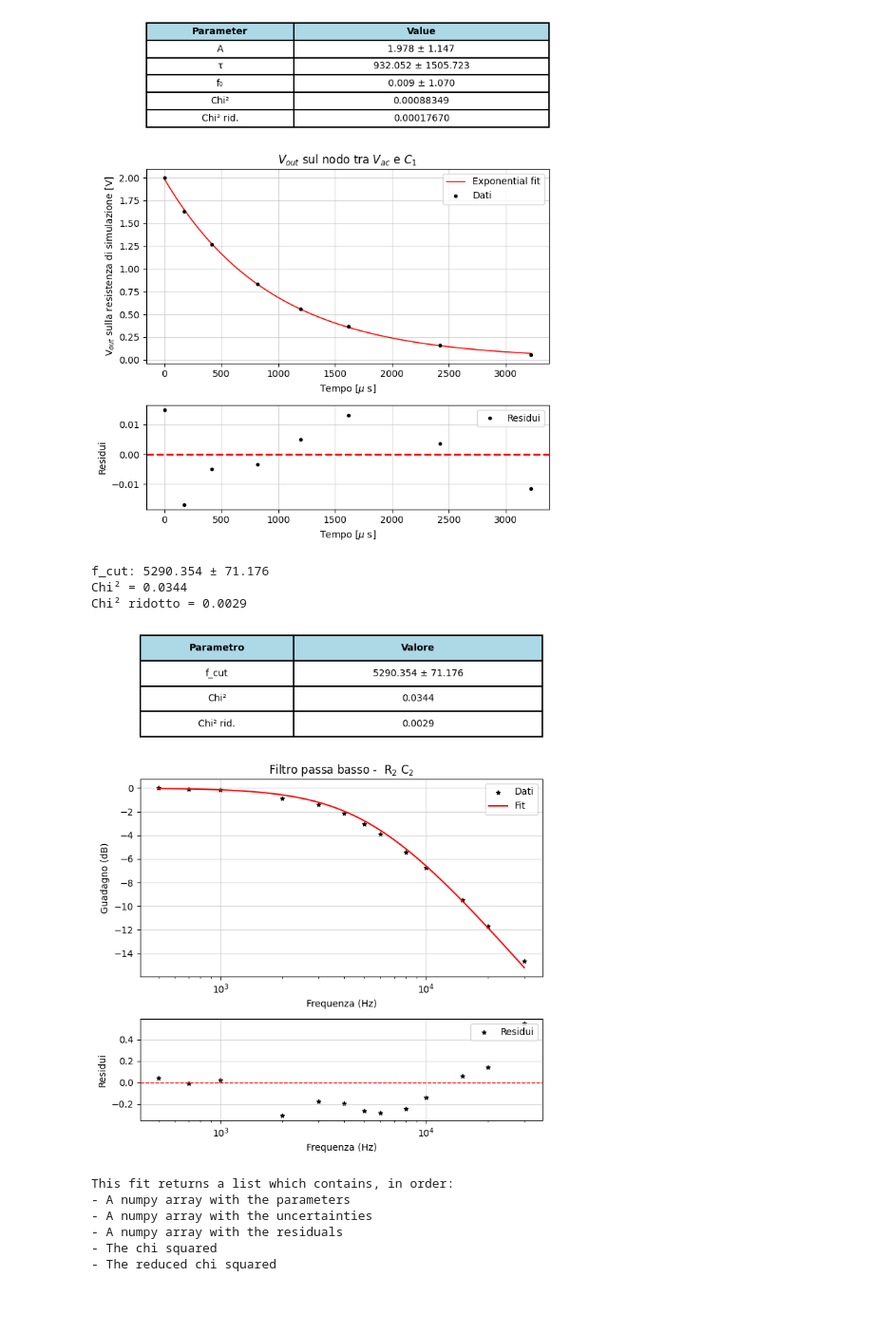
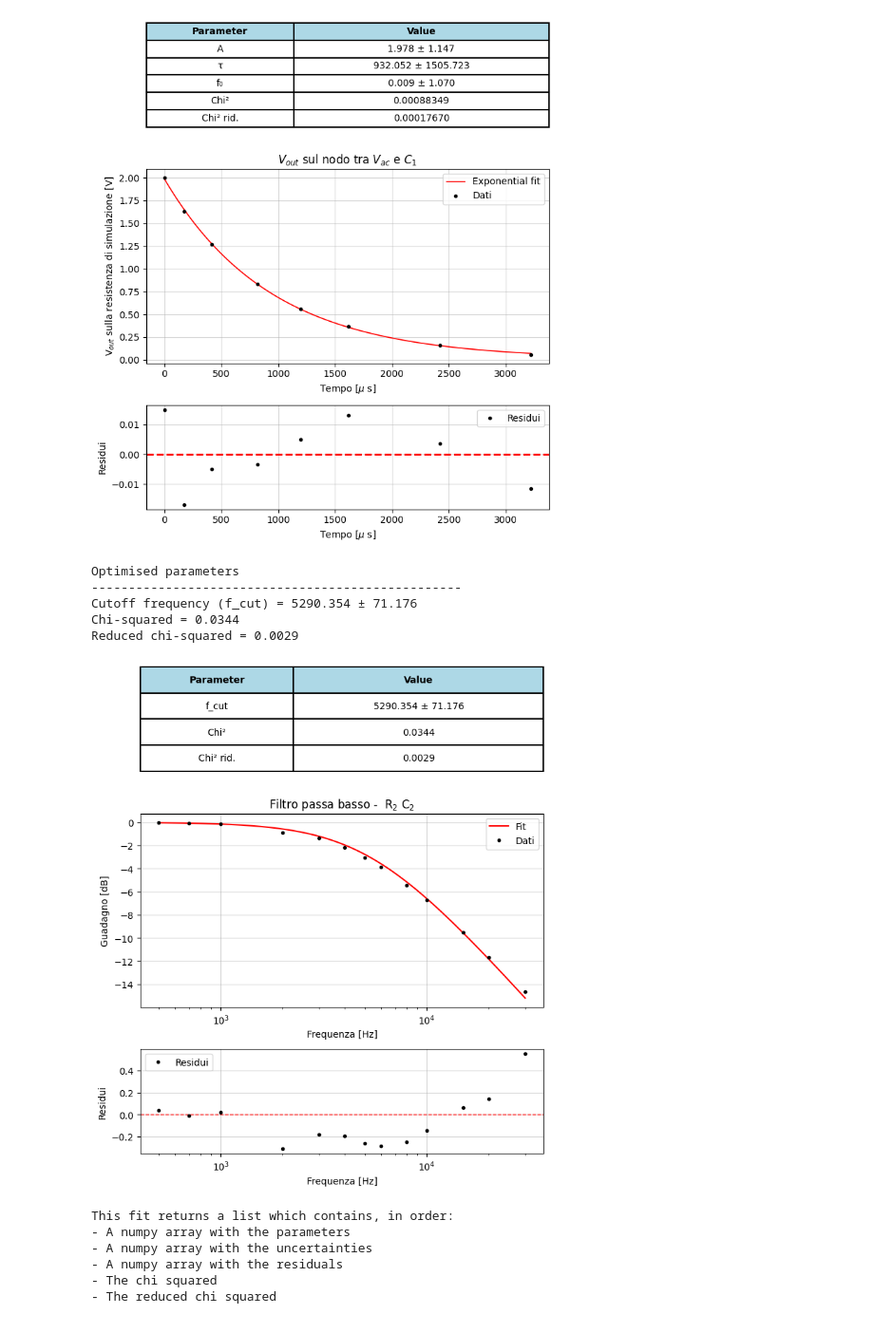
Before and after one commit to b3n3d3tt4/ultrasound, a Jupyter notebook: analisi_catena.ipynb, the cells around one changed output. Shown at 95% size. Saved outputs shown, nothing was run; the diff lists cells and outputs as text; code cells hidden in the pictures.

```diff
--- a/analisi_catena.ipynb
+++ b/analisi_catena.ipynb
@@ -44,12 +50,15 @@ Chi-squared = 0.0008834851009368481
 Reduced Chi-squared = 0.00017669702018736962
 [figure]
 # %%
-bassoR2C2 = bf.bode("r2c2.txt", tipo="basso", titolo=r'Filtro passa basso -  R$_2$ C$_2$', plot=True)
+freq2, vin2, vout2 = np.loadtxt("r2c2.txt", unpack=True, skiprows=1)
+bassoR2C2 = bf.bode(freq2, vin2, vout2, tipo="low", titolo=r'Filtro passa basso -  R$_2$ C$_2$', plot=True, save=True)
 # %% [output]
-f_cut: 5290.354 ± 71.176
-Chi² = 0.0344
-Chi² ridotto = 0.0029
+Optimised parameters
+--------------------------------------------------
+Cutoff frequency (f_cut) = 5290.354 ± 71.176
+Chi-squared = 0.0344
+Reduced chi-squared = 0.0029
-[figure, old version]
+[figure, new version]
 # %%
 frq = np.array([10, 50, 70, 90, 100, 110, 115, 120, 125, 130, 135, 140, 145, 147, 150, 155, 160, 165, 170, 175, 180, 190, 200, 220, 250, 300])
 out_in = np.array([0.0325, 0.155, 0.2373737374, 0.3531914894, 0.4197802198, 0.5195402299, 0.5647058824, 0.6219512195,
```
Also changed, not shown: parts of 3 cells of this notebook, 7 other files.
